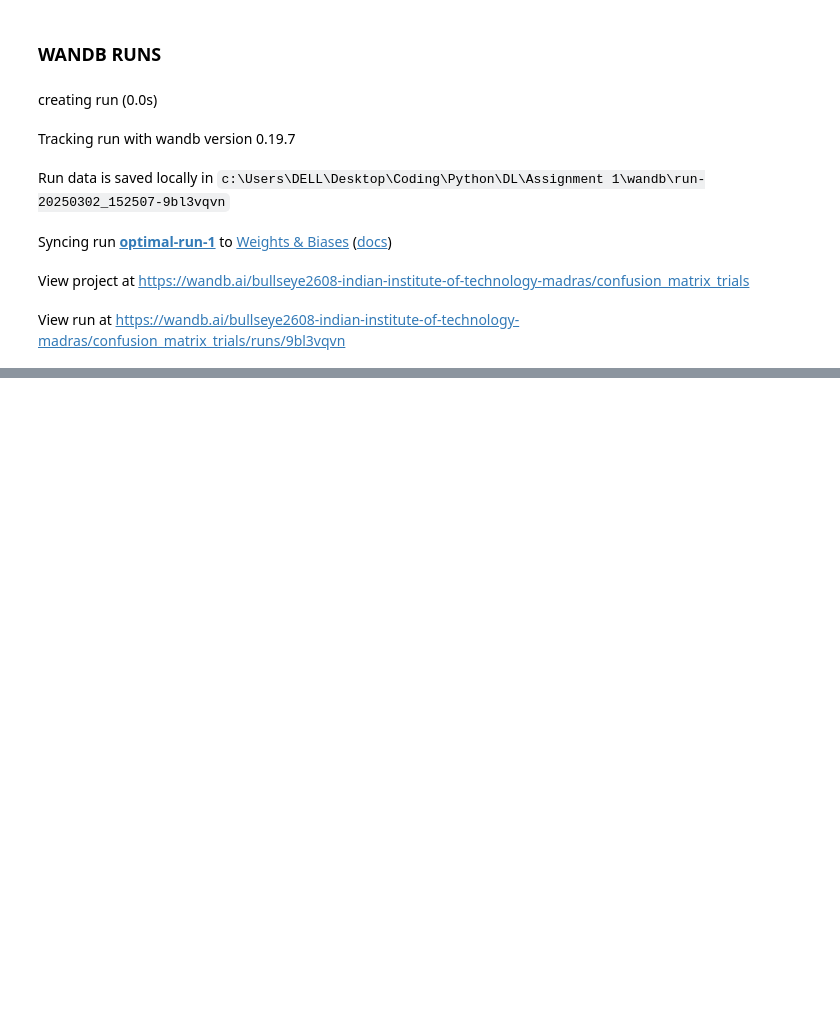
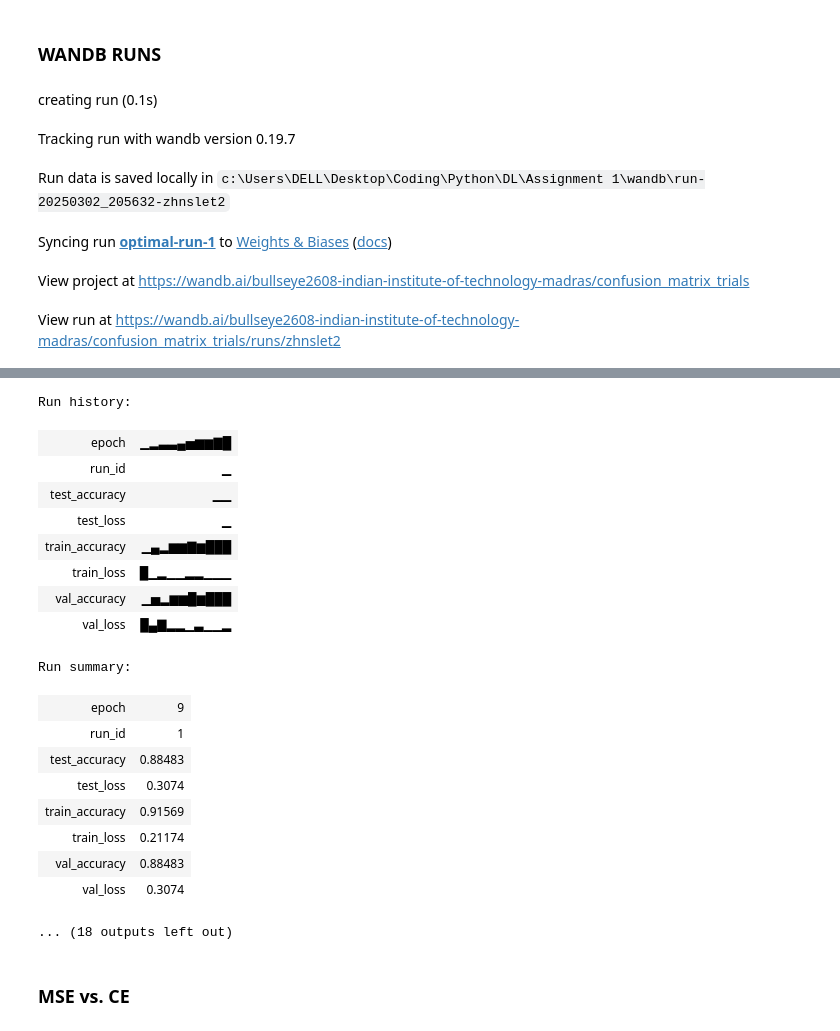
Before and after one commit to BullsEye268/da6401_assignment1, a Jupyter notebook: trials_2.ipynb, the cells around one changed output, grey strips where cells are left out. Saved outputs shown, nothing was run; the diff lists cells and outputs as text; code cells hidden in the pictures; blank space fills up the shorter version.

```diff
--- a/trials_2.ipynb
+++ b/trials_2.ipynb
@@ -724,15 +339,22 @@ def run_experiment_with_plotly_cm(run_id=0):
 # %%
-metrics, cms, y_preds = run_multiple_experiments()
+variation = [
+        {},
+        {'loss': 'mean_squared_error'},
+        # {'batch_size': 32, 'num_layers': 4},
+        # {'epochs':15, 'batch_size': 128, 'num_layers': 5},
+    ]
+
+metrics, cms, y_preds = run_multiple_experiments(variation=variation, log_confusion_matrix=False)
 
 print("All runs completed!")
 print(f"Average accuracy: {np.mean([m['test_accuracy'] for m in metrics]):.4f}")
 # %% [output]
-creating run (0.0s)
+creating run (0.1s)
 Tracking run with wandb version 0.19.7
-Run data is saved locally in c:\Users\DELL\Desktop\Coding\Python\DL\Assignment 1\wandb\run-20250302_152507-9bl3vqvn
+Run data is saved locally in c:\Users\DELL\Desktop\Coding\Python\DL\Assignment 1\wandb\run-20250302_205632-zhnslet2
 Syncing run optimal-run-1 to Weights & Biases (docs)
 View project at https://wandb.ai/bullseye2608-indian-institute-of-technology-madras/confusion_matrix_trials
-View run at https://wandb.ai/bullseye2608-indian-institute-of-technology-madras/confusion_matrix_trials/runs/9bl3vqvn
+View run at https://wandb.ai/bullseye2608-indian-institute-of-technology-madras/confusion_matrix_trials/runs/zhnslet2
 epochs: 10
 batch_size: 64
 loss: cross_entropy
@@ -752,0 +374,21 @@ Starting Logging confusion matrix for run 1
+Run history:
+| epoch | ▁▂▃▃▄▅▆▆▇█ |
+| run_id | ▁ |
+| test_accuracy | ▁▁ |
+| test_loss | ▁ |
+| train_accuracy | ▁▄▂▆▆▇▆███ |
+| train_loss | █▁▂▁▁▂▂▁▁▁ |
+| val_accuracy | ▁▅▂▆▆█▆███ |
+| val_loss | █▄▇▂▂▁▃▁▁▂ |
+Run summary:
+| epoch | 9 |
+| run_id | 1 |
+| test_accuracy | 0.88483 |
+| test_loss | 0.3074 |
+| train_accuracy | 0.91569 |
+| train_loss | 0.21174 |
+| val_accuracy | 0.88483 |
+| val_loss | 0.3074 |
+... (18 outputs left out)
+# %% [markdown]
+### MSE vs. CE
```
Also changed, not shown: parts of 12 cells of this notebook, 6 other files.
